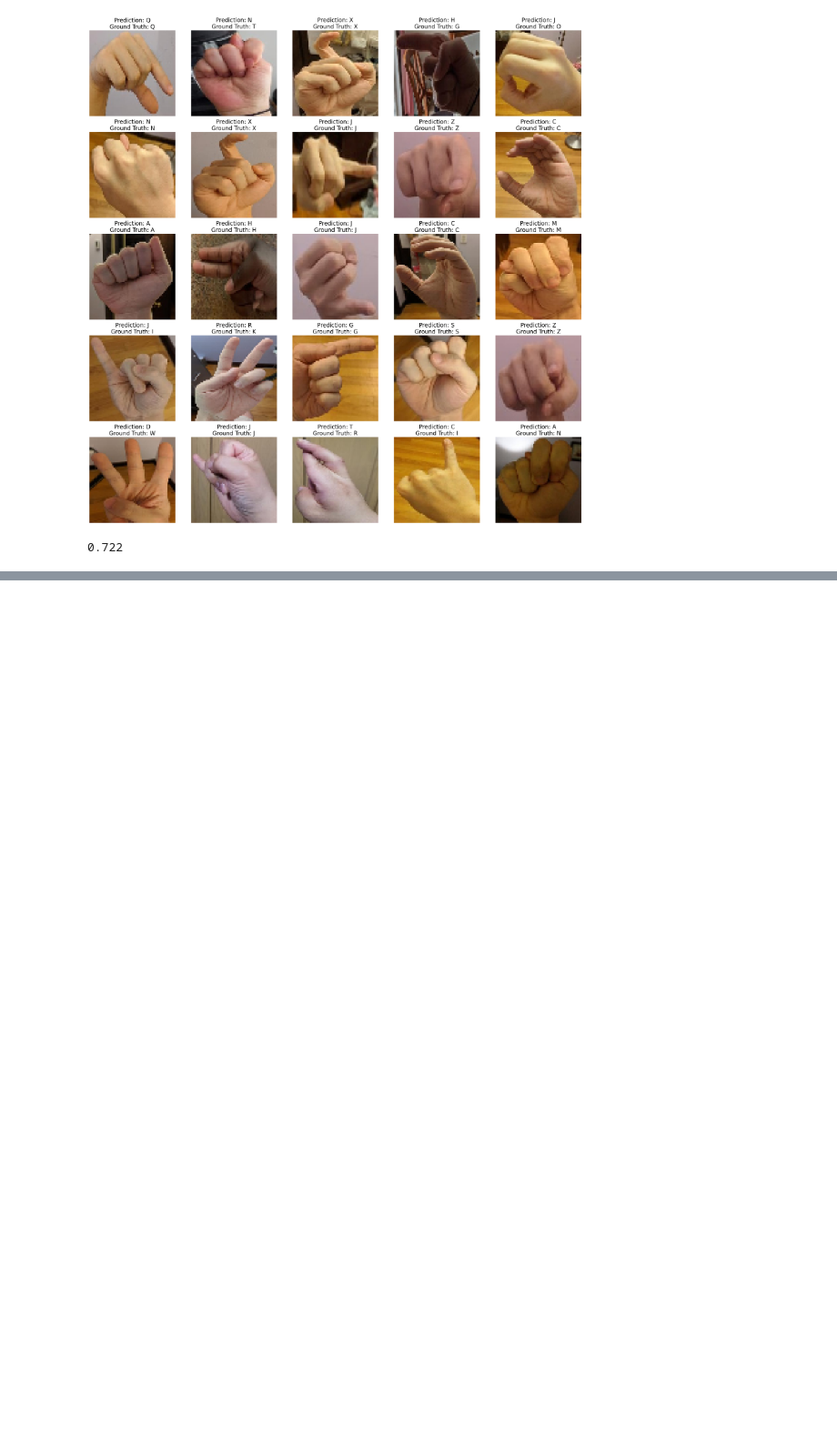
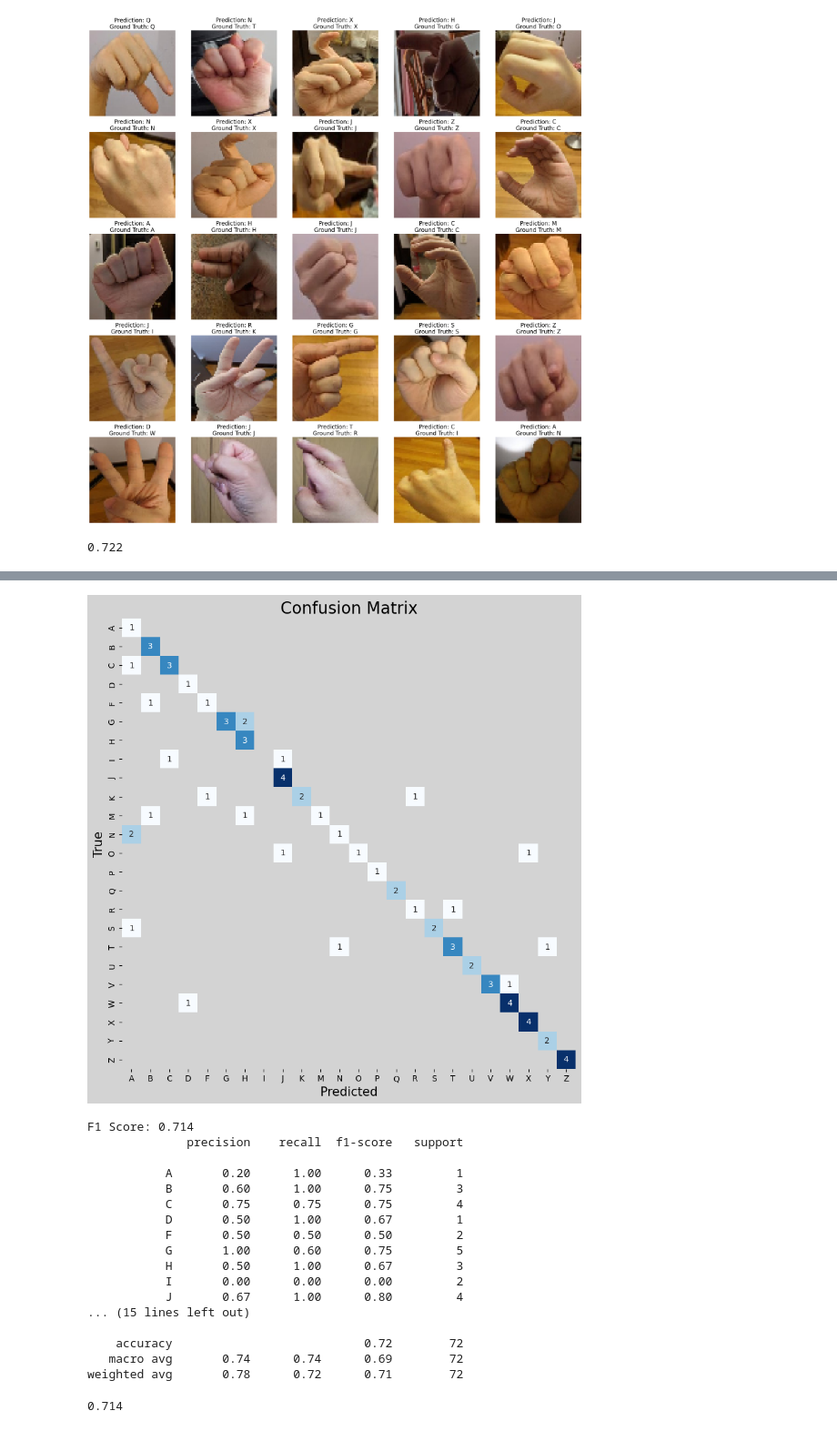
Before and after one commit to hyeniii/ASL-deep-learning, a Jupyter notebook: object-detection/challenger-model/inference.ipynb, the cells around one changed output, grey strips where cells are left out. Shown at 91% size. Cells and saved outputs as stored; diff of their text form; code cells hidden in the pictures; blank space fills up the shorter version.

Commit message:
Update inference.ipynb for challenger model

```diff
--- a/object-detection/challenger-model/inference.ipynb
+++ b/object-detection/challenger-model/inference.ipynb
@@ -137,0 +224,4 @@ print(round(accuracy, 3))
+# %%
+# Get confusion matrix and F1 score
+evaluate_model(model, annotations, processed_folder, train_generator)
+# %% [output]
@@ -137,0 +245,19 @@ print(round(accuracy, 3))
+[figure, added]
+F1 Score: 0.714
+              precision    recall  f1-score   support
+
+           A       0.20      1.00      0.33         1
+           B       0.60      1.00      0.75         3
+           C       0.75      0.75      0.75         4
+           D       0.50      1.00      0.67         1
+           F       0.50      0.50      0.50         2
+           G       1.00      0.60      0.75         5
+           H       0.50      1.00      0.67         3
+           I       0.00      0.00      0.00         2
+           J       0.67      1.00      0.80         4
+... (15 lines left out)
+
+    accuracy                           0.72        72
+   macro avg       0.74      0.74      0.69        72
+weighted avg       0.78      0.72      0.71        72
+0.714
```
Also changed, not shown: parts of 4 cells of this notebook.
